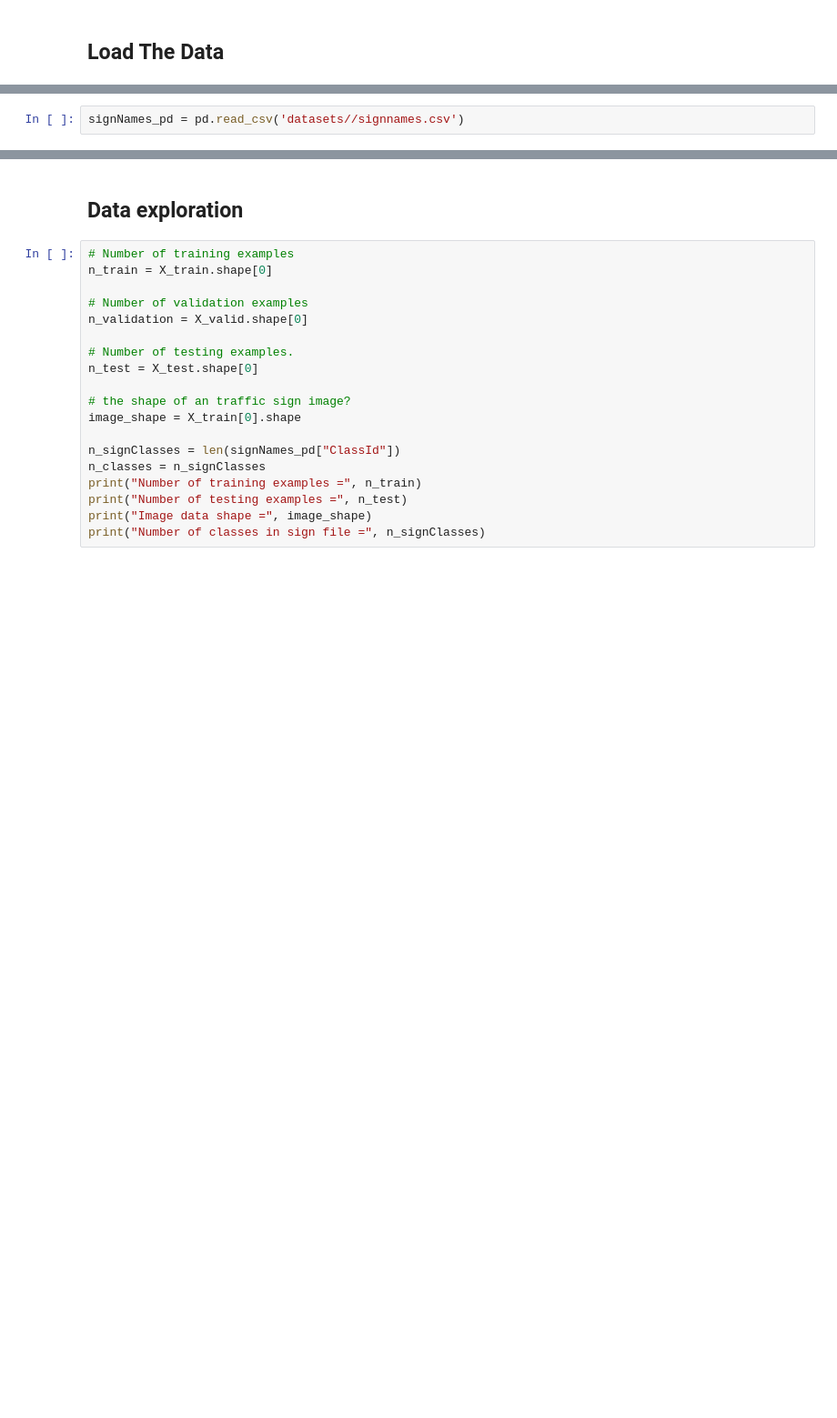
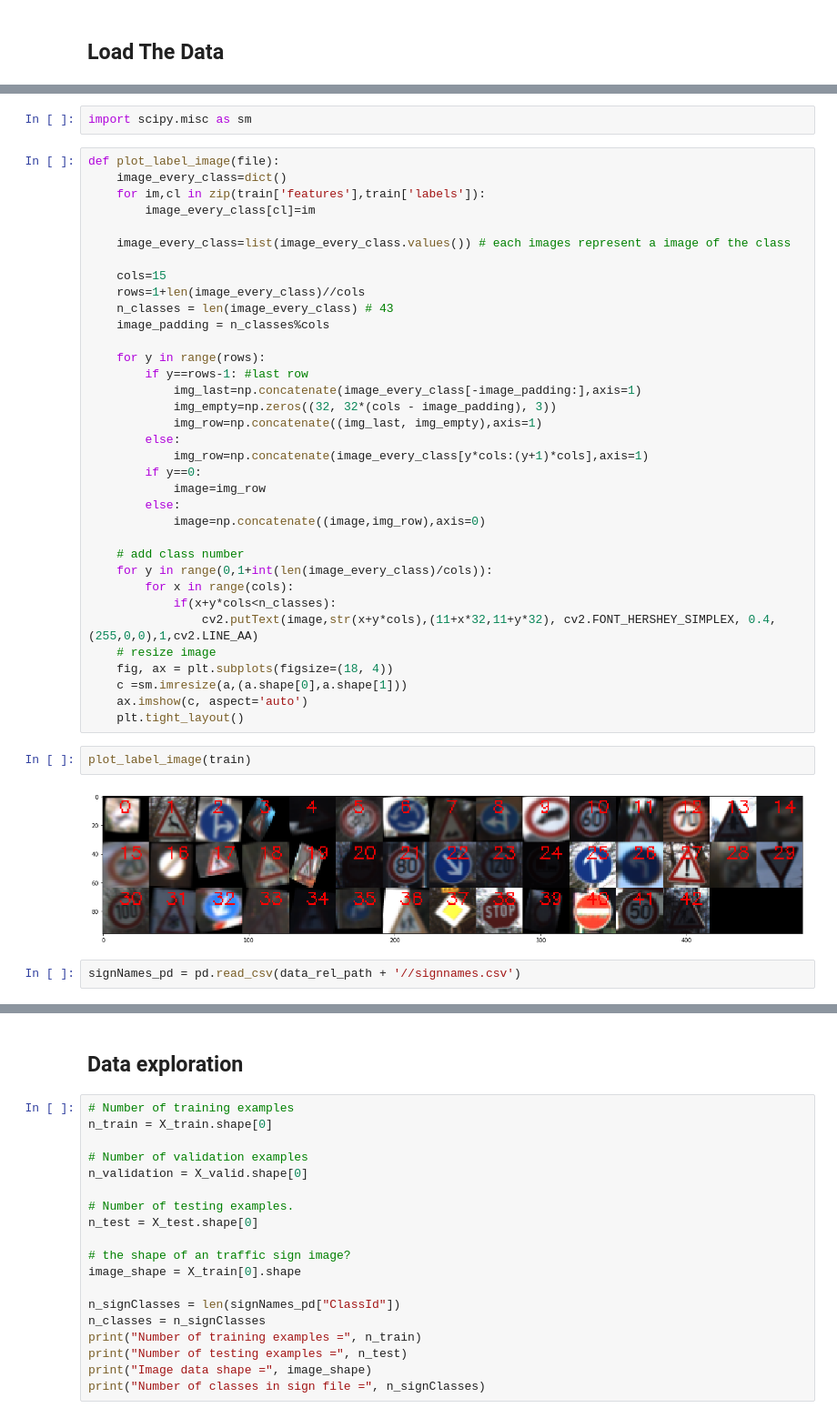
Before and after one commit to YouYueHuang/SelfDrivingCarProjects, a Jupyter notebook: P2-Traffic-Sign-Classifier/Traffic_Sign_Classifier.ipynb, the cells around one changed output, grey strips where cells are left out. Shown: that part at 91% size. Drawn from its saved outputs; the diff is of its cells as text; blank space fills up the shorter version.

```diff
--- a/P2-Traffic-Sign-Classifier/Traffic_Sign_Classifier.ipynb
+++ b/P2-Traffic-Sign-Classifier/Traffic_Sign_Classifier.ipynb
@@ -48,5 +55,46 @@ test = read_data_sets("datasets//test.p")
 X_train, y_train = train['features'], train['labels']
 X_valid, y_valid = valid['features'], valid['labels']
 X_test, y_test = test['features'], test['labels']
+# %%
+import scipy.misc as sm
+# %%
+def plot_label_image(file):
+    image_every_class=dict()
+    for im,cl in zip(train['features'],train['labels']):
+        image_every_class[cl]=im
+
+    image_every_class=list(image_every_class.values()) # each images represent a image of the class
+
+    cols=15
+    rows=1+len(image_every_class)//cols
+    n_classes = len(image_every_class) # 43
+    image_padding = n_classes%cols
+
+    for y in range(rows):
+        if y==rows-1: #last row
+            img_last=np.concatenate(image_every_class[-image_padding:],axis=1)
+            img_empty=np.zeros((32, 32*(cols - image_padding), 3))
+            img_row=np.concatenate((img_last, img_empty),axis=1)
+        else:
+            img_row=np.concatenate(image_every_class[y*cols:(y+1)*cols],axis=1)
+        if y==0:
+            image=img_row
+        else:
+            image=np.concatenate((image,img_row),axis=0)
+
+    # add class number
+    for y in range(0,1+int(len(image_every_class)/cols)):
+        for x in range(cols):
+            if(x+y*cols<n_classes):
+                cv2.putText(image,str(x+y*cols),(11+x*32,11+y*32), cv2.FONT_HERSHEY_SIMPLEX, 0.4,(255,0,0),1,cv2.LINE_AA)
+    # resize image
+    fig, ax = plt.subplots(figsize=(18, 4))
+    c =sm.imresize(a,(a.shape[0],a.shape[1]))
+    ax.imshow(c, aspect='auto')
+    plt.tight_layout()
+# %%
+plot_label_image(train)
+# %% [output]
+[figure, added]
 # %%
-signNames_pd = pd.read_csv('datasets//signnames.csv')
+signNames_pd = pd.read_csv(data_rel_path + '//signnames.csv')
```
Also changed, not shown: parts of 6 cells of this notebook, 6 other files.
